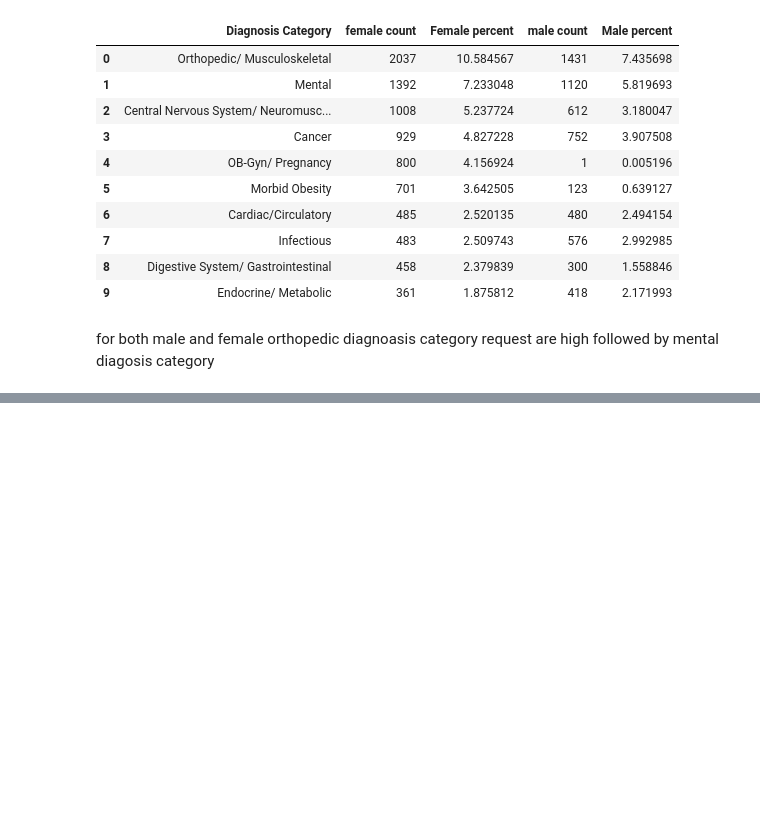
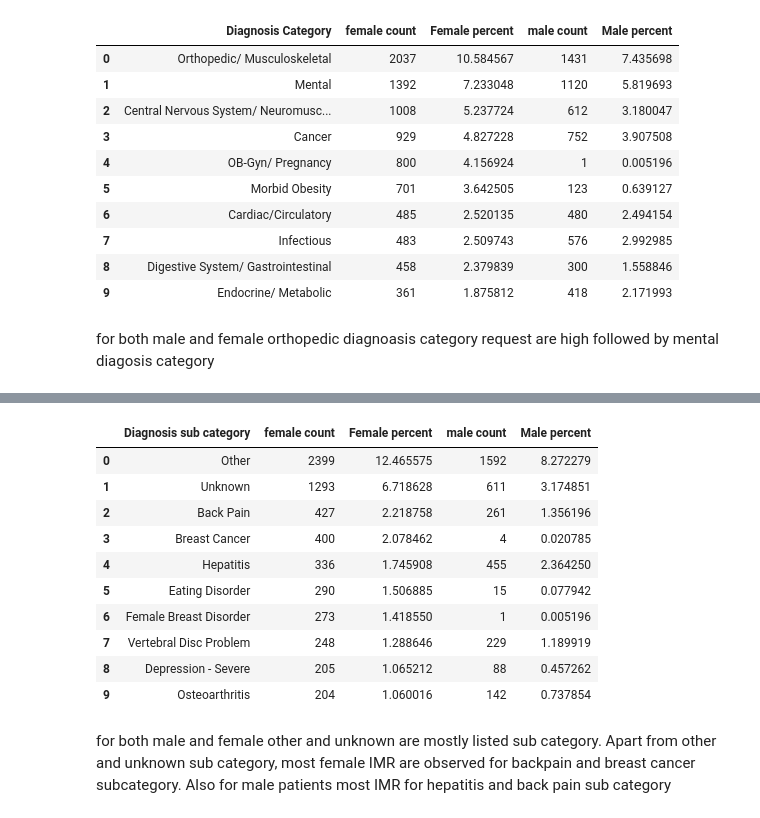
Before and after one commit to rohitkadam1410/Data-Scinence-Projects, a Jupyter notebook: Independent medical review dataset/EDA_independent_medical_review.ipynb, the cells around one changed output, grey strips where cells are left out. Saved outputs shown, nothing was run; the diff lists cells and outputs as text; code cells hidden in the pictures; blank space fills up the shorter version.

Commit message:
Analyzing diagnosis sub category by gender

```diff
--- a/Independent medical review dataset/EDA_independent_medical_review.ipynb
+++ b/Independent medical review dataset/EDA_independent_medical_review.ipynb
@@ -717,0 +764,20 @@ for both male and female orthopedic diagnoasis category request are high followe
+# %%
+diagnosis_sub_cat_percent = diagnosis_count_female.merge(diagnosis_count_male)
+# %%
+diagnosis_sub_cat_percent = diagnosis_sub_cat_percent.rename(columns={'index':'Diagnosis sub category'})
+diagnosis_sub_cat_percent = diagnosis_sub_cat_percent.head(10)
+diagnosis_sub_cat_percent
+# %% [output]
+|  | Diagnosis sub category | female count | Female percent | male count | Male percent |
+| 0 | Other | 2399 | 12.465575 | 1592 | 8.272279 |
+| 1 | Unknown | 1293 | 6.718628 | 611 | 3.174851 |
+| 2 | Back Pain | 427 | 2.218758 | 261 | 1.356196 |
+| 3 | Breast Cancer | 400 | 2.078462 | 4 | 0.020785 |
+| 4 | Hepatitis | 336 | 1.745908 | 455 | 2.364250 |
+| 5 | Eating Disorder | 290 | 1.506885 | 15 | 0.077942 |
+| 6 | Female Breast Disorder | 273 | 1.418550 | 1 | 0.005196 |
+| 7 | Vertebral Disc Problem | 248 | 1.288646 | 229 | 1.189919 |
+| 8 | Depression - Severe | 205 | 1.065212 | 88 | 0.457262 |
+| 9 | Osteoarthritis | 204 | 1.060016 | 142 | 0.737854 |
+# %% [markdown]
+for both male and female other and unknown are mostly listed sub category. Apart from other and unknown sub category, most female IMR are observed for backpain and breast cancer subcategory. Also for male patients most IMR for hepatitis and back pain sub category
```
Also changed, not shown: parts of 4 cells of this notebook.
